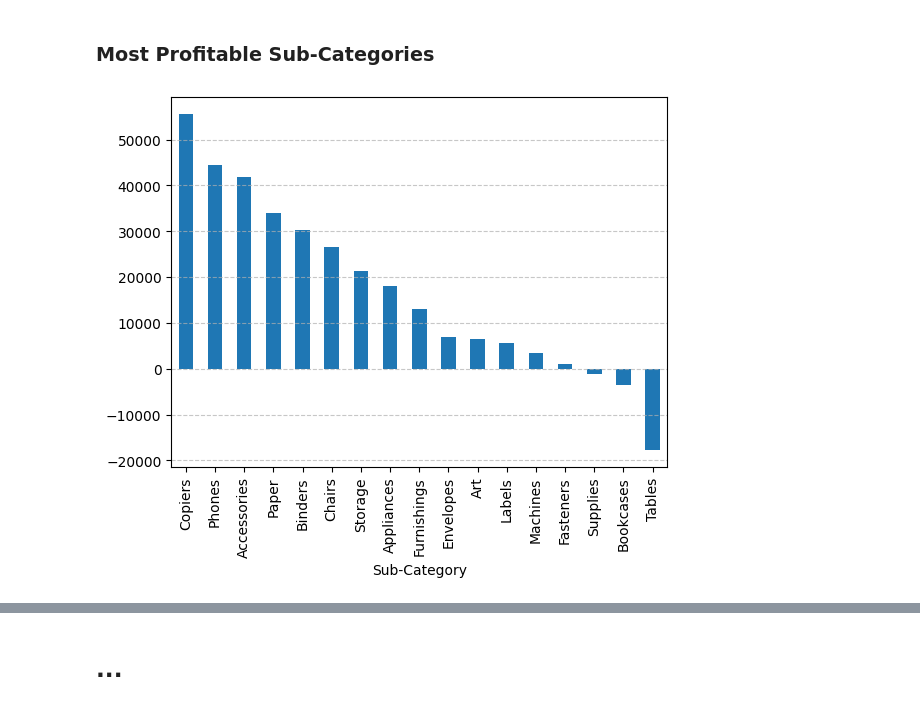
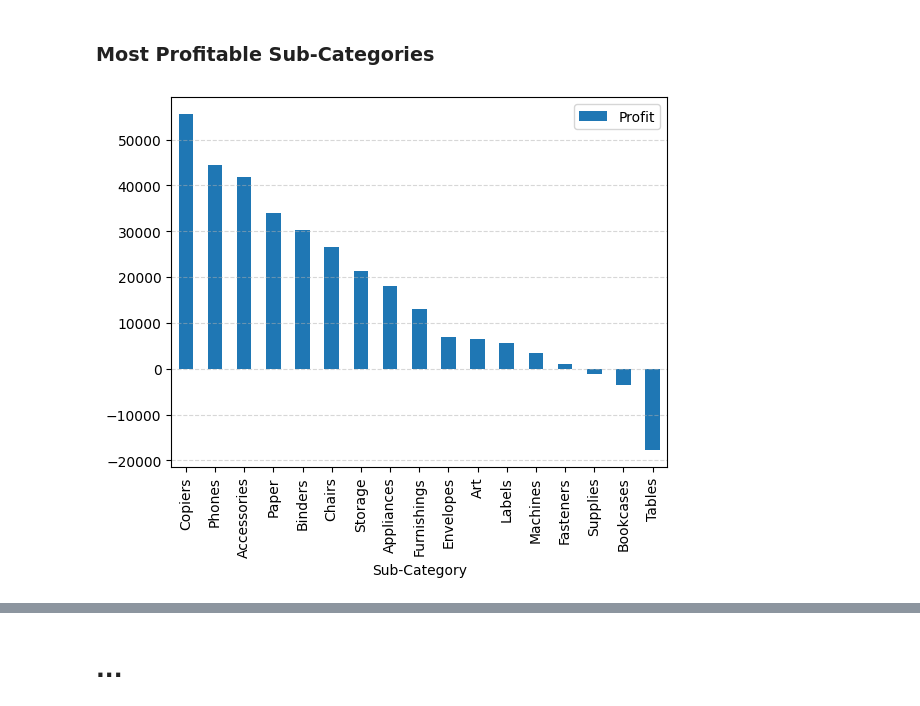
Before and after one commit to victorquoos/superstore-sales-analysis, a Jupyter notebook: notebooks/analysis.ipynb, the cells around one changed output, grey strips where cells are left out. Drawn from its saved outputs; the diff is of its cells as text; code cells hidden in the pictures.

```diff
--- a/notebooks/analysis.ipynb
+++ b/notebooks/analysis.ipynb
@@ -222,9 +216,9 @@ display(Markdown(margins_md))
 # %% [markdown]
 ### Most Profitable Sub-Categories
 # %%
-top_categories = df.groupby("Sub-Category")["Profit"].sum().sort_values(ascending=False)
-top_categories.plot(kind="bar")
-plt.grid(axis="y", linestyle="--", alpha=0.7)
+top_subcategories = df.groupby("Sub-Category")["Profit"].sum().sort_values(ascending=False).reset_index()
+top_subcategories.plot(x="Sub-Category", y="Profit", kind="bar")
+plt.grid(axis="y", linestyle="--", alpha=0.5)
 # %% [output]
-[figure, old version]
+[figure, new version]
 # %%
```
Also changed, not shown: parts of 7 cells of this notebook.
